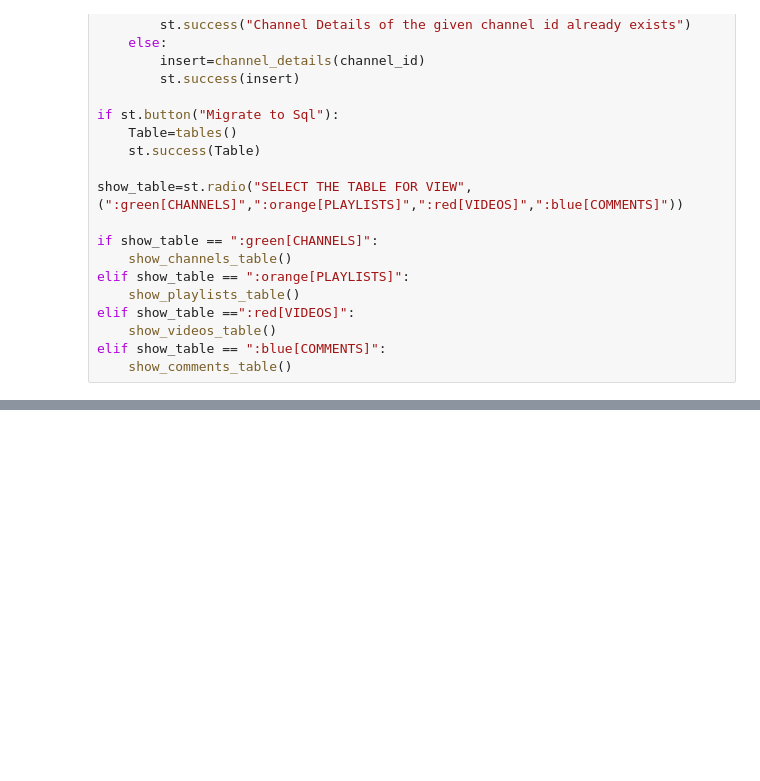
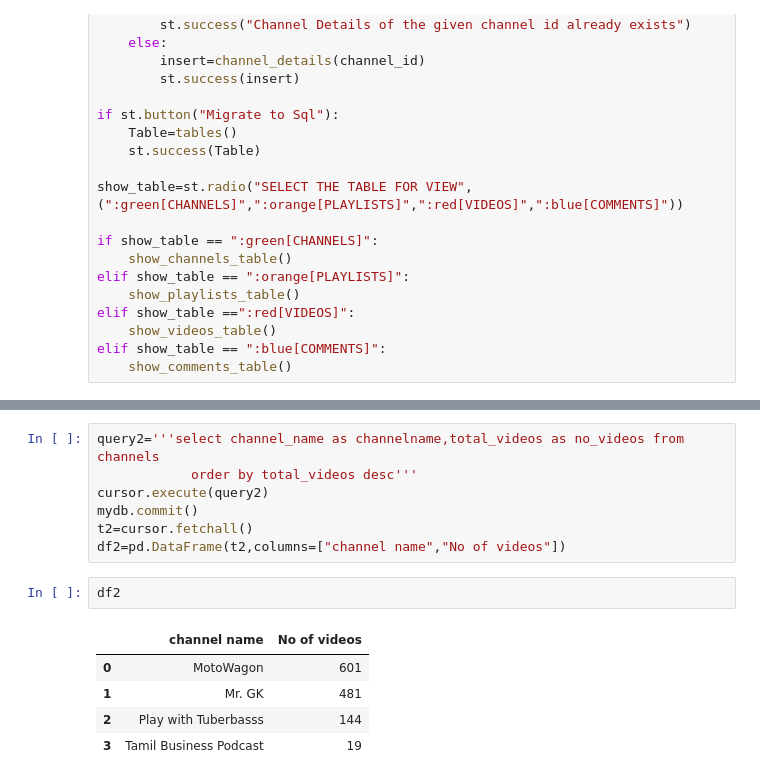
Before and after one commit to saravana4446/Guvi_CAPSTON_Project_YOUTUBE-DATA-HARVESTING-AND-WAREHOUSING, a Jupyter notebook: youtubetest.ipynb, the cells around one changed output, grey strips where cells are left out. Saved outputs shown, nothing was run; the diff lists cells and outputs as text; blank space fills up the shorter version.

```diff
--- a/youtubetest.ipynb
+++ b/youtubetest.ipynb
@@ -635,3 +715,18 @@ elif question=="10. Videos with highest number of comments":
     t10=cursor.fetchall()
     df10=pd.DataFrame(t10,columns=["video title","channel name","comments"])
     st.write(df10)
+# %%
+query2='''select channel_name as channelname,total_videos as no_videos from channels
+            order by total_videos desc'''
+cursor.execute(query2)
+mydb.commit()
+t2=cursor.fetchall()
+df2=pd.DataFrame(t2,columns=["channel name","No of videos"])
+# %%
+df2
+# %% [output]
+|  | channel name | No of videos |
+| 0 | MotoWagon | 601 |
+| 1 | Mr. GK | 481 |
+| 2 | Play with Tuberbasss | 144 |
+| 3 | Tamil Business Podcast | 19 |
```
Also changed, not shown: parts of 8 cells of this notebook.
